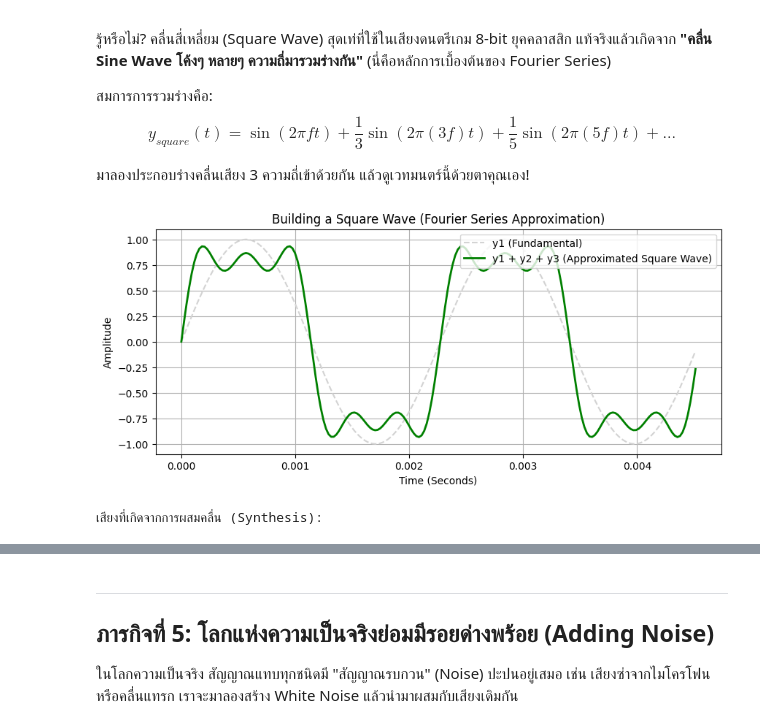
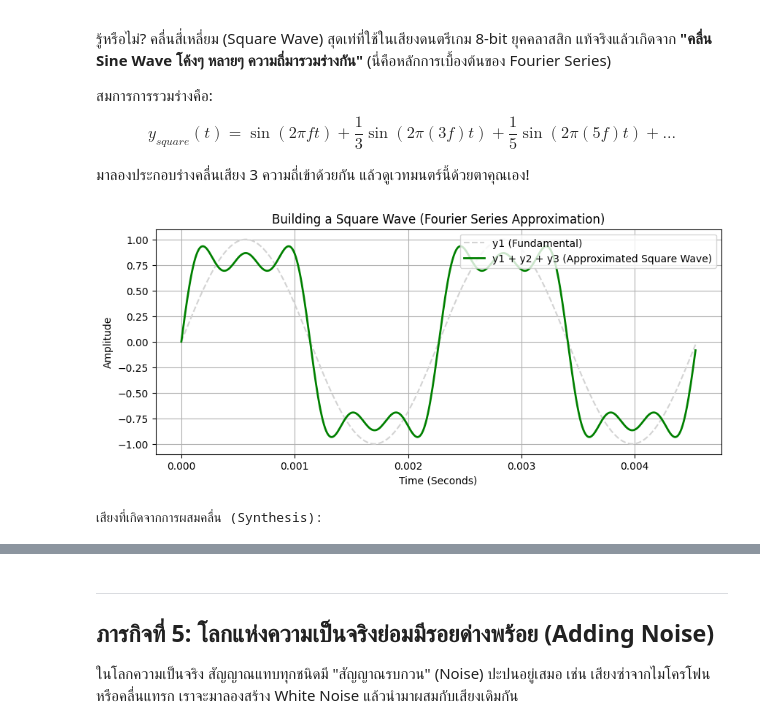
Before and after one commit to chariisz/DSP-Labs, a Jupyter notebook: Lab01_HelloDSP.ipynb, the cells around one changed output, grey strips where cells are left out. Drawn from its saved outputs; the diff is of its cells as text; code cells hidden in the pictures.

```diff
--- a/Lab01_HelloDSP.ipynb
+++ b/Lab01_HelloDSP.ipynb
@@ -29,12 +29,12 @@ Libraries imported successfully! พร้อมลุยภารกิจต
 * **Duration:** ความยาวของเสียงที่เราต้องการ (วินาที)
 # %%
 fs = 44100          # Sampling Rate: 44100 Hz
-duration = 1.0      # ความยาวเสียง: 1 วินาที
+duration = 2.2      # ความยาวเสียง: 1 วินาที
 num_samples = int(fs * duration) # จำนวนจุดข้อมูลทั้งหมด
 
 # MISSION 1: สร้าง Array ของเวลา 't' ตั้งแต่ 0 ถึง 1 วินาที ให้มีจำนวนจุดเท่ากับ num_samples
 # Hint: ใช้ฟังก์ชัน np.linspace(จุดเริ่มต้น, จุดสิ้นสุด, จำนวนจุด)
-t = np.linspace(0, duration, num_samples)
+t = np.linspace(0,1, num_samples)
 
 print(f"สร้างแกนเวลาสำเร็จ! จำนวนจุดข้อมูลทั้งหมด: {len(t)} จุด")
 print(f"ข้อมูล 5 จุดแรกคือ: {t[:5]}")
@@ -90,34 +91,34 @@ $$y_{square}(t) = \sin(2\pi f t) + \frac{1}{3}\sin(2\pi (3f) t) + \frac{1}{5}\si
 # %%
 f_base = 440.0 # ความถี่หลัก (Fundamental Frequency)
 
 # 1. สร้าง Sine wave ตัวหลัก (ความถี่ f_base, ความดัง 1.0)
 y1 = 1.0 * np.sin(2 * np.pi * f_base * t)
 
 # 2. สร้าง Sine wave ตัวที่ 2 (ความถี่เป็น 3 เท่า, ความดังลดลงเหลือ 1/3)
 y2 = (1/3) * np.sin(2 * np.pi * 3 * f_base * t)
 
 # MISSION 4: สร้าง Sine wave ตัวที่ 3 (ความถี่เป็น 5 เท่า, ความดังลดลงเหลือ 1/5)
 y3 = (1/5) * np.sin(2 * np.pi * 5 * f_base * t)
 
 # นำคลื่นทั้ง 3 มารวมกัน
 y_fourier = y1 + y2 + y3
 
 # พล็อตกราฟเปรียบเทียบคลื่นต้นฉบับ กับคลื่นที่รวมร่างแล้ว
 plt.figure(figsize=(10, 4))
-plt.plot(t[:200], y1[:200], color='lightgray', linestyle='--', label='y1 (Fundamental)')
-plt.plot(t[:200], y_fourier[:200], color='green', linewidth=2, label='y1 + y2 + y3 (Approximated Square Wave)')
+plt.plot(t[:441], y1[:441], color='lightgray', linestyle='--', label='y1 (Fundamental)')
+plt.plot(t[:441], y_fourier[:441], color='green', linewidth=2, label='y1 + y2 + y3 (Approximated Square Wave)')
 plt.title("Building a Square Wave (Fourier Series Approximation)")
 plt.xlabel("Time (Seconds)")
 plt.ylabel("Amplitude")
 plt.legend(loc='upper right')
 plt.grid(True)
 plt.show()
 
 # ฟังเสียง 8-bit ที่คุณเพิ่งสร้างขึ้นมาจากการผสมคลื่น
 print("เสียงที่เกิดจากการผสมคลื่น (Synthesis):")
 display(Audio(data=y_fourier, rate=fs))
 # %% [output]
-[figure, old version]
+[figure, new version]
 เสียงที่เกิดจากการผสมคลื่น (Synthesis):
 [interactive output not drawn]
 # %% [markdown]
```
Also changed, not shown: parts of 3 cells of this notebook.
